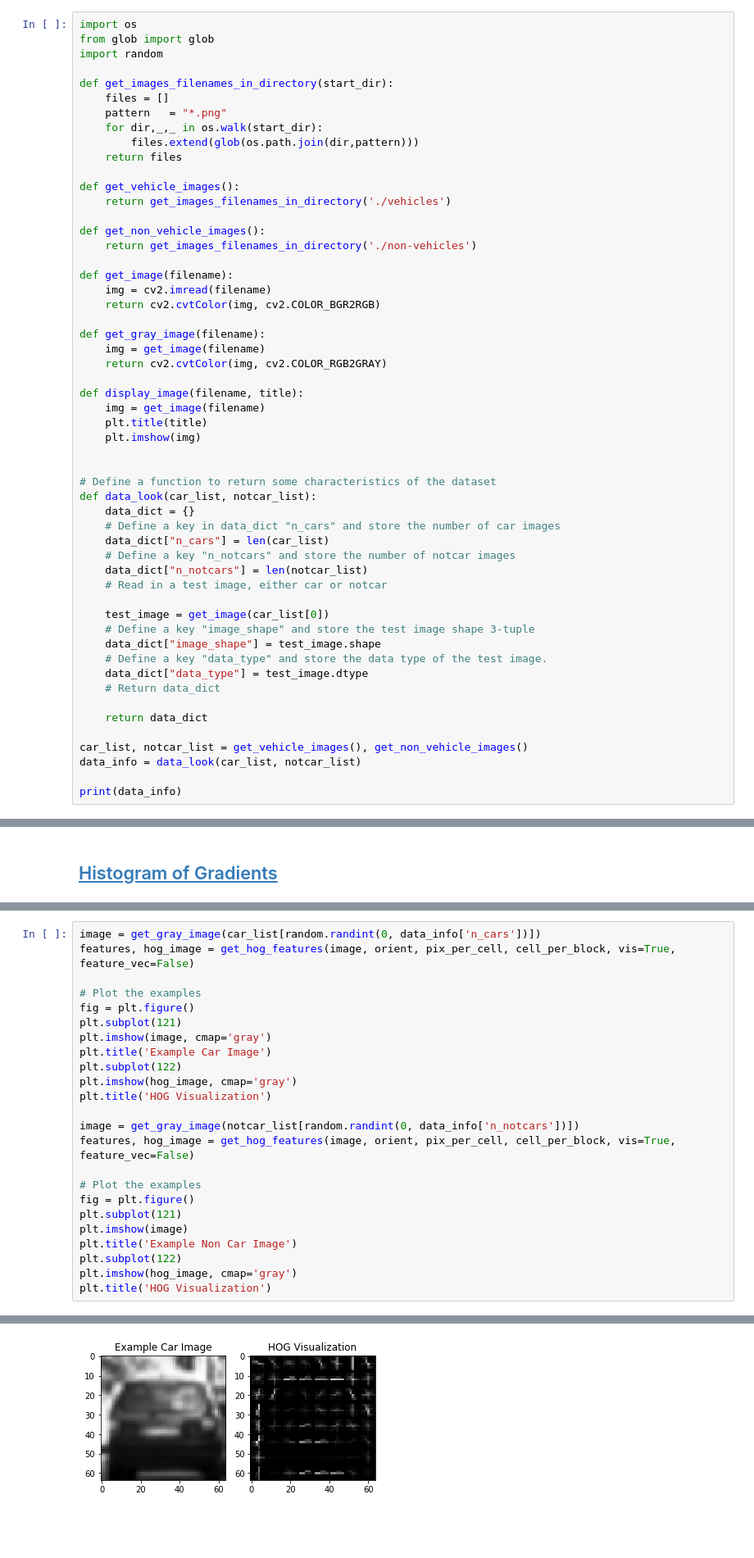
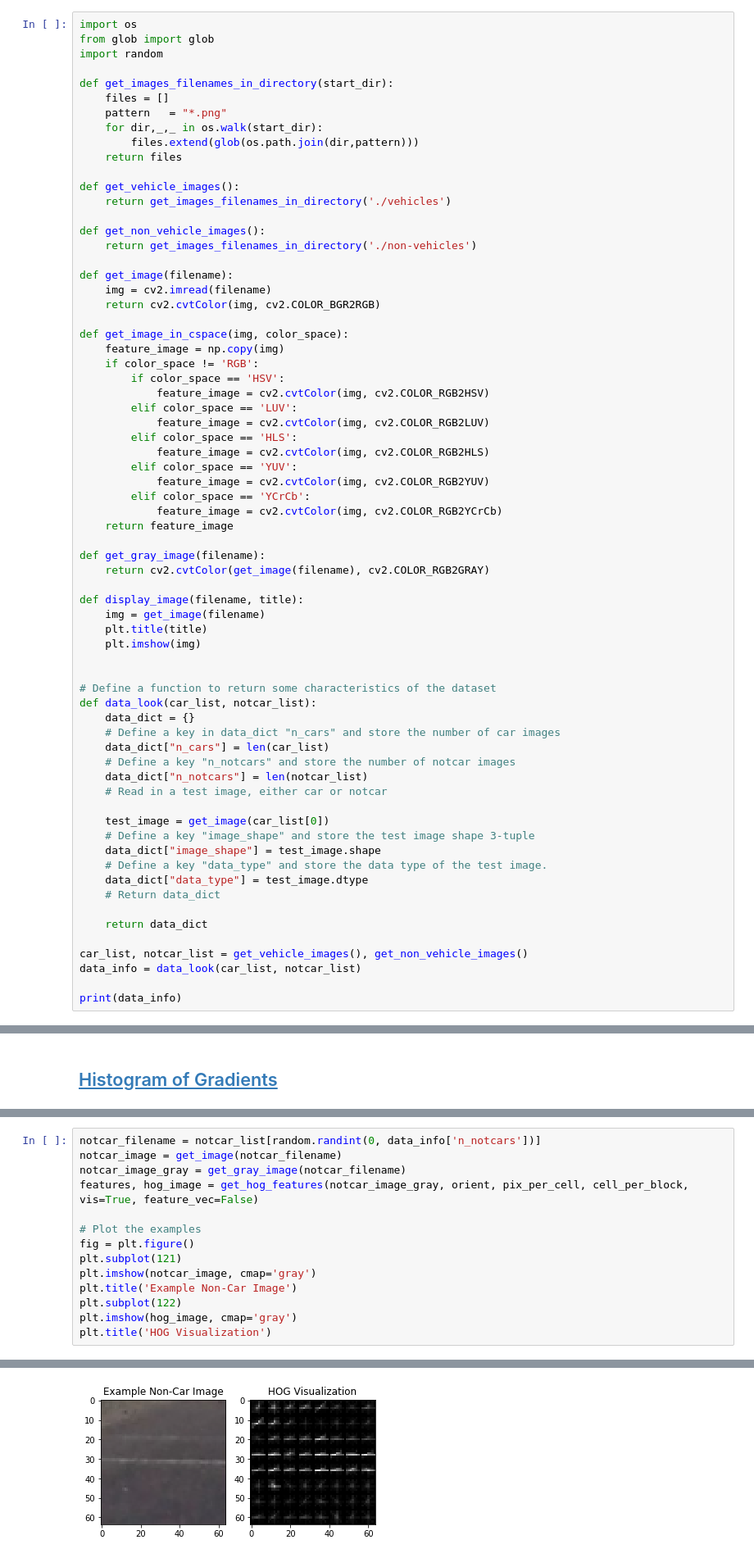
Before and after one commit to dbjnbnrj/CarND-Vehicle-Detection, a Jupyter notebook: vehicle_detection.ipynb, the cells around one changed output, grey strips where cells are left out. Shown at 82% size. Saved outputs shown, nothing was run; the diff lists cells and outputs as text; blank space fills up the shorter version.

```diff
--- a/vehicle_detection.ipynb
+++ b/vehicle_detection.ipynb
@@ -49,9 +50,23 @@ def get_image(filename):
     img = cv2.imread(filename)
     return cv2.cvtColor(img, cv2.COLOR_BGR2RGB)
 
+def get_image_in_cspace(img, color_space):
+    feature_image = np.copy(img)
+    if color_space != 'RGB':
+        if color_space == 'HSV':
+            feature_image = cv2.cvtColor(img, cv2.COLOR_RGB2HSV)
+        elif color_space == 'LUV':
+            feature_image = cv2.cvtColor(img, cv2.COLOR_RGB2LUV)
+        elif color_space == 'HLS':
+            feature_image = cv2.cvtColor(img, cv2.COLOR_RGB2HLS)
+        elif color_space == 'YUV':
+            feature_image = cv2.cvtColor(img, cv2.COLOR_RGB2YUV)
+        elif color_space == 'YCrCb':
+            feature_image = cv2.cvtColor(img, cv2.COLOR_RGB2YCrCb)
+    return feature_image
+
 def get_gray_image(filename):
-    img = get_image(filename)
-    return cv2.cvtColor(img, cv2.COLOR_RGB2GRAY)
+    return cv2.cvtColor(get_image(filename), cv2.COLOR_RGB2GRAY)
 
 def display_image(filename, title):
     img = get_image(filename)
@@ -114,27 +151,17 @@ cell_per_block = 8
 # %%
-image = get_gray_image(car_list[random.randint(0, data_info['n_cars'])])
-features, hog_image = get_hog_features(image, orient, pix_per_cell, cell_per_block, vis=True, feature_vec=False)
+notcar_filename = notcar_list[random.randint(0, data_info['n_notcars'])]
+notcar_image = get_image(notcar_filename)
+notcar_image_gray = get_gray_image(notcar_filename)
+features, hog_image = get_hog_features(notcar_image_gray, orient, pix_per_cell, cell_per_block, vis=True, feature_vec=False)
 
 # Plot the examples
 fig = plt.figure()
 plt.subplot(121)
-plt.imshow(image, cmap='gray')
-plt.title('Example Car Image')
+plt.imshow(notcar_image, cmap='gray')
+plt.title('Example Non-Car Image')
 plt.subplot(122)
 plt.imshow(hog_image, cmap='gray')
 plt.title('HOG Visualization')
-
-image = get_gray_image(notcar_list[random.randint(0, data_info['n_notcars'])])
-features, hog_image = get_hog_features(image, orient, pix_per_cell, cell_per_block, vis=True, feature_vec=False)
-
-# Plot the examples
-fig = plt.figure()
-plt.subplot(121)
-plt.imshow(image)
-plt.title('Example Non Car Image')
-plt.subplot(122)
-plt.imshow(hog_image, cmap='gray')
-plt.title('HOG Visualization')
 # %% [output]
 <matplotlib.text.Text at 0x...>
-[figure, old version]
+[figure, new version]
```
Also changed, not shown: parts of 43 cells of this notebook.
